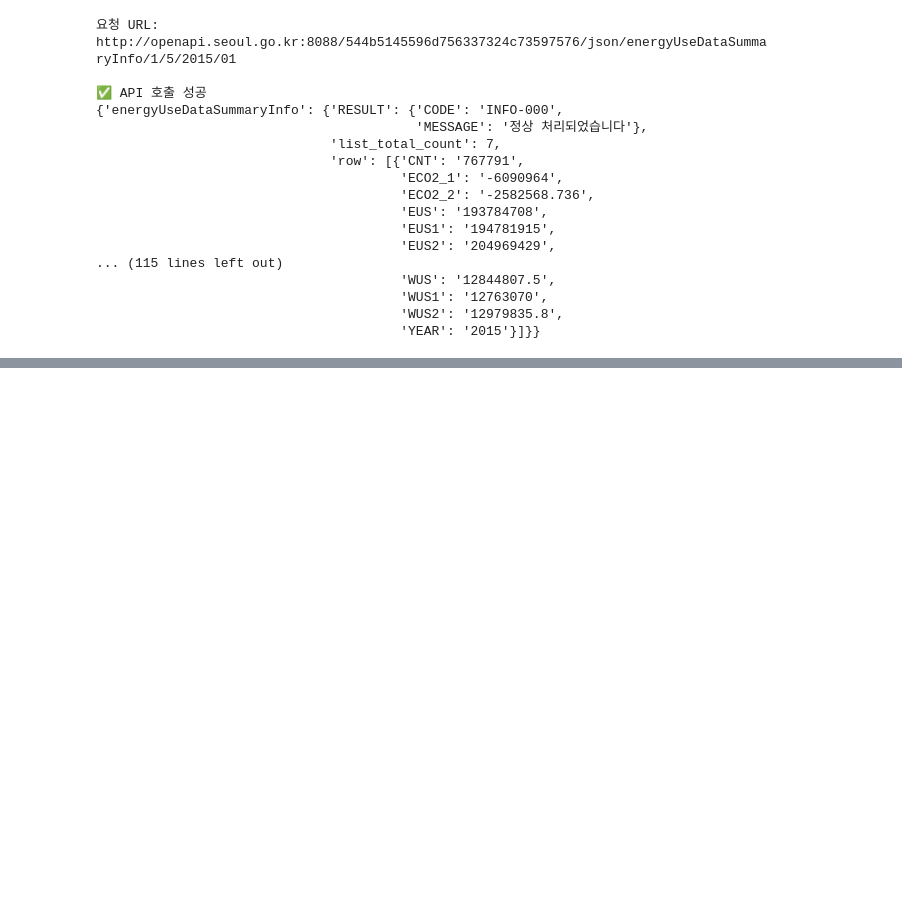
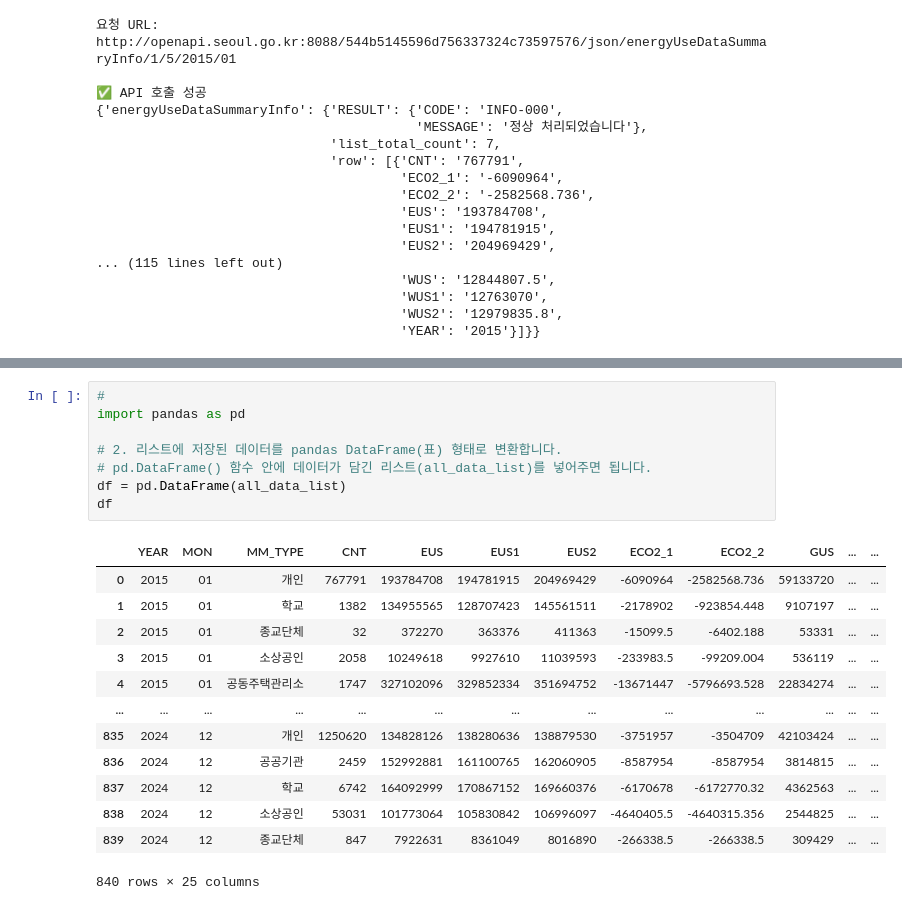
Before and after one commit to BlackSiru/Data-Analysis-with-Open-Source, a Jupyter notebook: 오픈소스_데이터_분석_4강.ipynb, the cells around one changed output, grey strips where cells are left out. Cells and saved outputs as stored; diff of their text form; blank space fills up the shorter version.

```diff
--- a/오픈소스_데이터_분석_4강.ipynb
+++ b/오픈소스_데이터_분석_4강.ipynb
@@ -228,0 +287,22 @@ except requests.exceptions.RequestException as e:
+# %%
+#
+import pandas as pd
+
+# 2. 리스트에 저장된 데이터를 pandas DataFrame(표) 형태로 변환합니다.
+# pd.DataFrame() 함수 안에 데이터가 담긴 리스트(all_data_list)를 넣어주면 됩니다.
+df = pd.DataFrame(all_data_list)
+df
+# %% [output]
+|  | YEAR | MON | MM_TYPE | CNT | EUS | EUS1 | EUS2 | ECO2_1 | ECO2_2 | GUS | ... | ... |
+| 0 | 2015 | 01 | 개인 | 767791 | 193784708 | 194781915 | 204969429 | -6090964 | -2582568.736 | 59133720 | ... | ... |
+| 1 | 2015 | 01 | 학교 | 1382 | 134955565 | 128707423 | 145561511 | -2178902 | -923854.448 | 9107197 | ... | ... |
+| 2 | 2015 | 01 | 종교단체 | 32 | 372270 | 363376 | 411363 | -15099.5 | -6402.188 | 53331 | ... | ... |
+| 3 | 2015 | 01 | 소상공인 | 2058 | 10249618 | 9927610 | 11039593 | -233983.5 | -99209.004 | 536119 | ... | ... |
+| 4 | 2015 | 01 | 공동주택관리소 | 1747 | 327102096 | 329852334 | 351694752 | -13671447 | -5796693.528 | 22834274 | ... | ... |
+| ... | ... | ... | ... | ... | ... | ... | ... | ... | ... | ... | ... | ... |
+| 835 | 2024 | 12 | 개인 | 1250620 | 134828126 | 138280636 | 138879530 | -3751957 | -3504709 | 42103424 | ... | ... |
+| 836 | 2024 | 12 | 공공기관 | 2459 | 152992881 | 161100765 | 162060905 | -8587954 | -8587954 | 3814815 | ... | ... |
+| 837 | 2024 | 12 | 학교 | 6742 | 164092999 | 170867152 | 169660376 | -6170678 | -6172770.32 | 4362563 | ... | ... |
+| 838 | 2024 | 12 | 소상공인 | 53031 | 101773064 | 105830842 | 106996097 | -4640405.5 | -4640315.356 | 2544825 | ... | ... |
+| 839 | 2024 | 12 | 종교단체 | 847 | 7922631 | 8361049 | 8016890 | -266338.5 | -266338.5 | 309429 | ... | ... |
+840 rows × 25 columns
```
Also changed, not shown: parts of 1 cell of this notebook.
